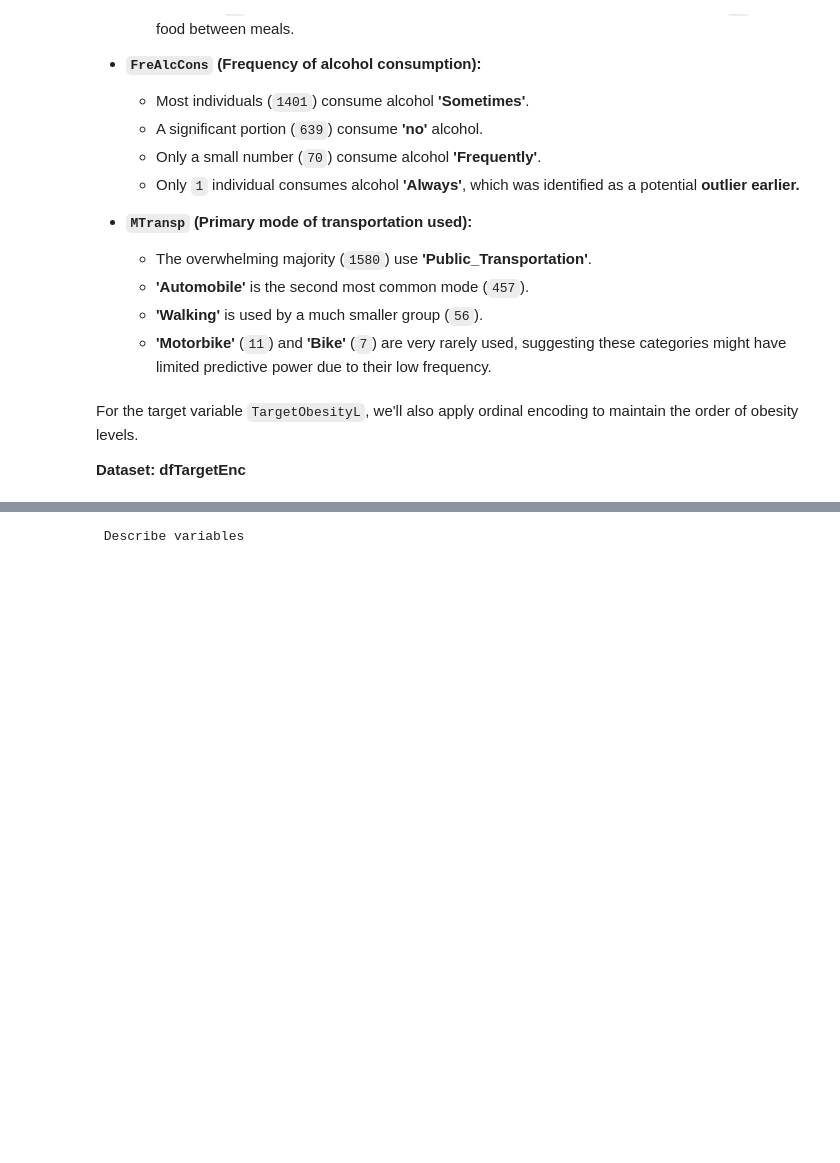
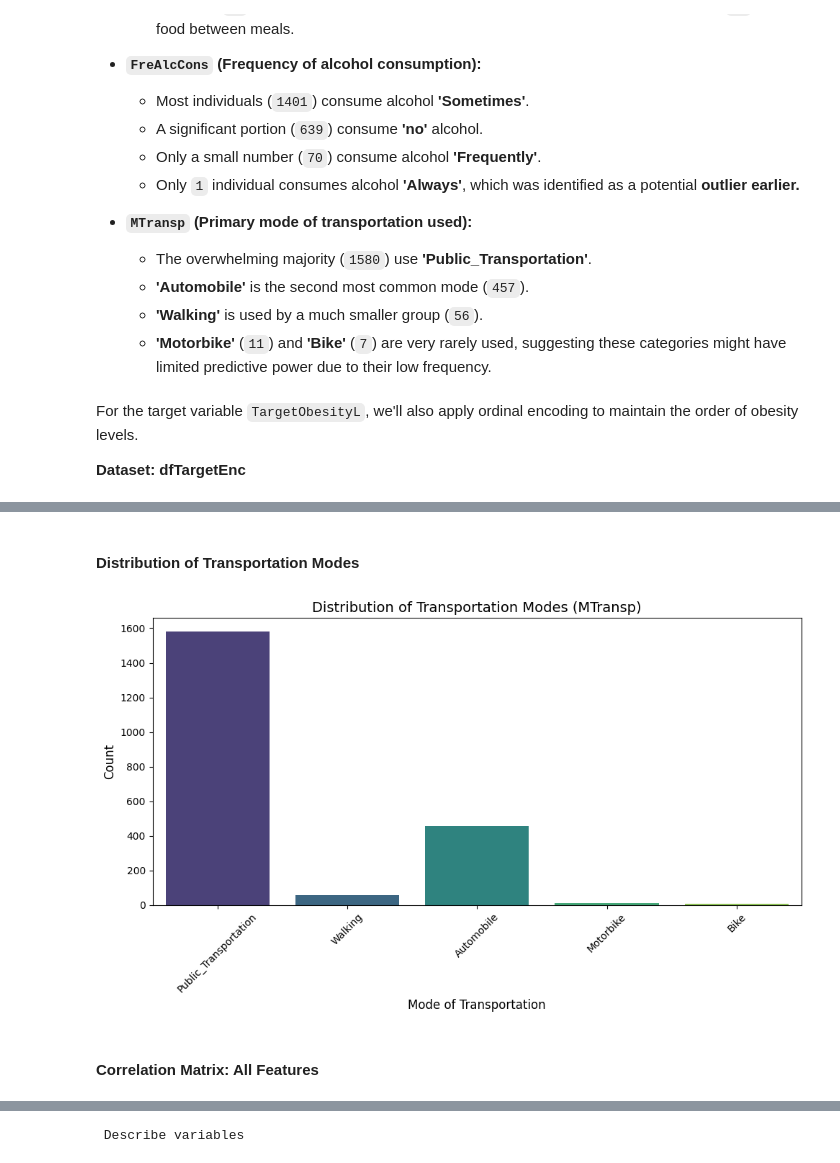
Before and after one commit to MInesGomes/DataScienceObesityLevels, a Jupyter notebook: DSGroup2.ipynb, the cells around one changed output, grey strips where cells are left out. Drawn from its saved outputs; the diff is of its cells as text; code cells hidden in the pictures; blank space fills up the shorter version.

```diff
--- a/DSGroup2.ipynb
+++ b/DSGroup2.ipynb
@@ -620,2 +502,24 @@ numericColumnsPlot(dfCat, 3, BOX_PLOT )
+# %% [markdown]
+#### Distribution of Transportation Modes
+# %%
+import matplotlib.pyplot as plt
+import seaborn as sns
+
+# Create a histogram (countplot) for MTransp from dfCat
+plt.figure(figsize=(10, 6))
+sns.countplot(data=dfCat, x='MTransp', palette='viridis', hue='MTransp', legend=False)
+
+# Adding labels and title
+plt.title('Distribution of Transportation Modes (MTransp)', fontsize=14)
+plt.xlabel('Mode of Transportation', fontsize=12)
+plt.ylabel('Count', fontsize=12)
+plt.xticks(rotation=45)
+
+plt.tight_layout()
+plt.show()
+# %% [output]
+[figure, added]
+# %% [markdown]
+#### Correlation Matrix: All Features
 # %%
 dfCorr = dfClean.corr(method = 'spearman', numeric_only=True)
```
Also changed, not shown: parts of 107 cells of this notebook.
